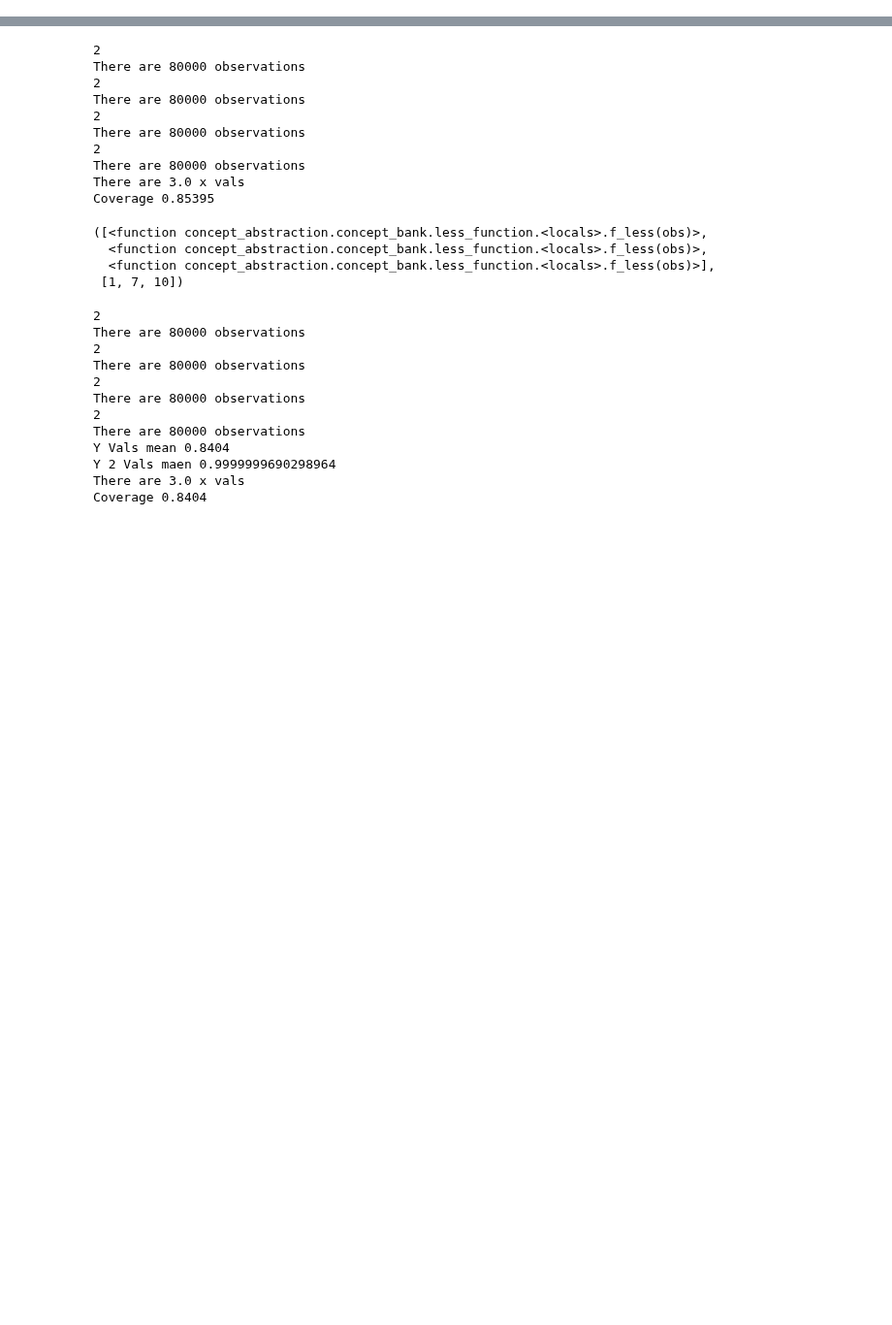
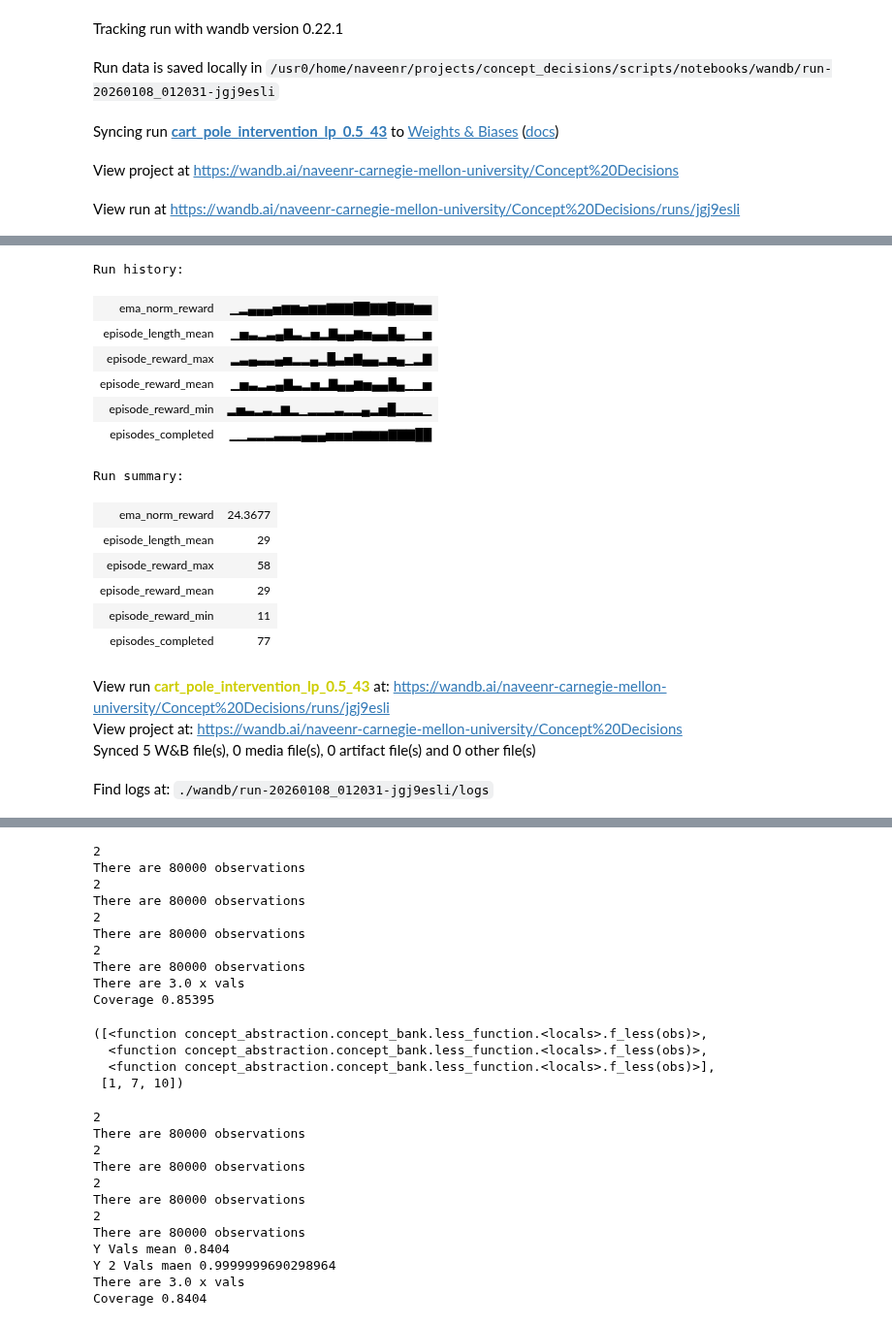
Before and after one commit to naveenr414/concept_decisions, a Jupyter notebook: scripts/notebooks/Scratch Space.ipynb, the cells around one changed output, grey strips where cells are left out. Shown at 97% size. Cells and saved outputs as stored; diff of their text form; code cells hidden in the pictures; blank space fills up the shorter version.

```diff
--- a/scripts/notebooks/Scratch Space.ipynb
+++ b/scripts/notebooks/Scratch Space.ipynb
@@ -68,0 +62,7 @@ if is_main:
+# %%
+subset_concept, idx = policy_coverage_selection_lp_hybrid(
+    ground_truth_gym_env,
+    concept_list,
+    num_concepts_selected,
+    groundtruth_model,
+    q_estimates)
@@ -68,0 +72,20 @@ if is_main:
+# %%
+predictor_epochs = 100
+model_name = "../../results/models/concept_predictor_env={}_training={}_seed={}.pth".format(environment_string,predictor_epochs,seed)
+
+height = width = 84
+
+if environment_string == "mini_grid":
+    num_frames = 1
+else:
+    num_frames = 4
+
+if environment_string == "cart_pole":
+    height = 160
+    width = 240
+
+device = 'cuda' if torch.cuda.is_available() else 'cpu'
+if os.path.exists(model_name):
+    concept_predictor = ConceptPredictorCNN(len(concept_list), num_frames=num_frames,height=height,width=width).to(device)
+    concept_predictor.load_state_dict(torch.load(model_name, weights_only=True))
+    concept_predictor.eval()
@@ -68,0 +152,3 @@ if is_main:
+# %%
+intervention_prob = 0.5
+two_stage_env, two_stage_gym_env = get_environment(environment_string,subset_concept,seed,fast_predictor=concept_predictor,use_processed=True,concept_idx=idx,intervention_prob=intervention_prob,processed_concepts=processed_concepts)
@@ -68,0 +183,3 @@ if is_main:
+# %%
+for i in range(600):
+    two_stage_env.step([1 for i in range(8)])
@@ -68,0 +204,3 @@ if is_main:
+# %%
+model = train_ppo_model(two_stage_env,environment_string,policy="MlpPolicy",total_timesteps=1,custom_name="{}_intervention_{}_{}_{}".format(environment_string,method,intervention_prob,seed))
+# %% [output]
@@ -68,0 +208,5 @@ if is_main:
+Tracking run with wandb version 0.22.1
+Run data is saved locally in /usr0/home/naveenr/projects/concept_decisions/scripts/notebooks/wandb/run-20260108_012031-jgj9esli
+Syncing run cart_pole_intervention_lp_0.5_43 to Weights & Biases (docs)
+View project at https://wandb.ai/naveenr-carnegie-mellon-university/Concept%20Decisions
+View run at https://wandb.ai/naveenr-carnegie-mellon-university/Concept%20Decisions/runs/jgj9esli
@@ -68,0 +214,18 @@ if is_main:
+Run history:
+| ema_norm_reward | ▁▂▄▄▄▅▆▆▅▆▆▇▇▇██▇▇█▇▇▆▆ |
+| episode_length_mean | ▁▅▃▂▃▄▇▃▂▅▂▇▄▄▆▅▄▄█▄▁▁▅ |
+| episode_reward_max | ▂▃▄▃▃▄▅▂▂▄▂█▃▅▇▄▄▂▅▄▁▂▇ |
+| episode_reward_mean | ▁▅▃▂▃▄▇▃▂▅▂▇▄▄▆▅▄▄█▄▁▁▅ |
+| episode_reward_min | ▂▅▃▂▃▂▆▂▁▂▂▂▃▂▂▄▂▅█▂▂▂▁ |
+| episodes_completed | ▁▁▂▂▂▃▃▃▄▄▄▅▅▅▆▆▆▆▇▇▇██ |
+Run summary:
+| ema_norm_reward | 24.3677 |
+| episode_length_mean | 29 |
+| episode_reward_max | 58 |
+| episode_reward_mean | 29 |
+| episode_reward_min | 11 |
+| episodes_completed | 77 |
+View run cart_pole_intervention_lp_0.5_43 at: https://wandb.ai/naveenr-carnegie-mellon-university/Concept%20Decisions/runs/jgj9esli
+View project at: https://wandb.ai/naveenr-carnegie-mellon-university/Concept%20Decisions
+Synced 5 W&B file(s), 0 media file(s), 0 artifact file(s) and 0 other file(s)
+Find logs at: ./wandb/run-20260108_012031-jgj9esli/logs
```
Also changed, not shown: parts of 17 cells of this notebook, 7 other files.
